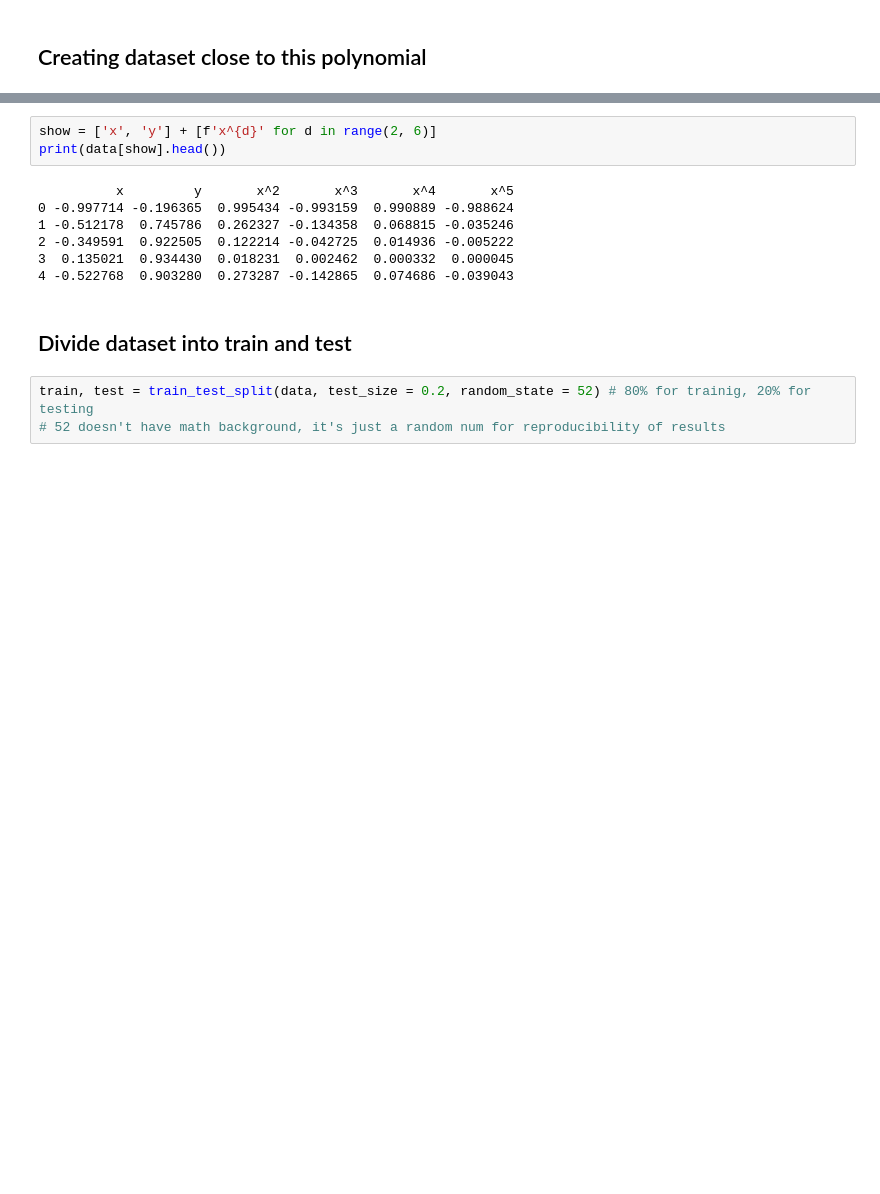
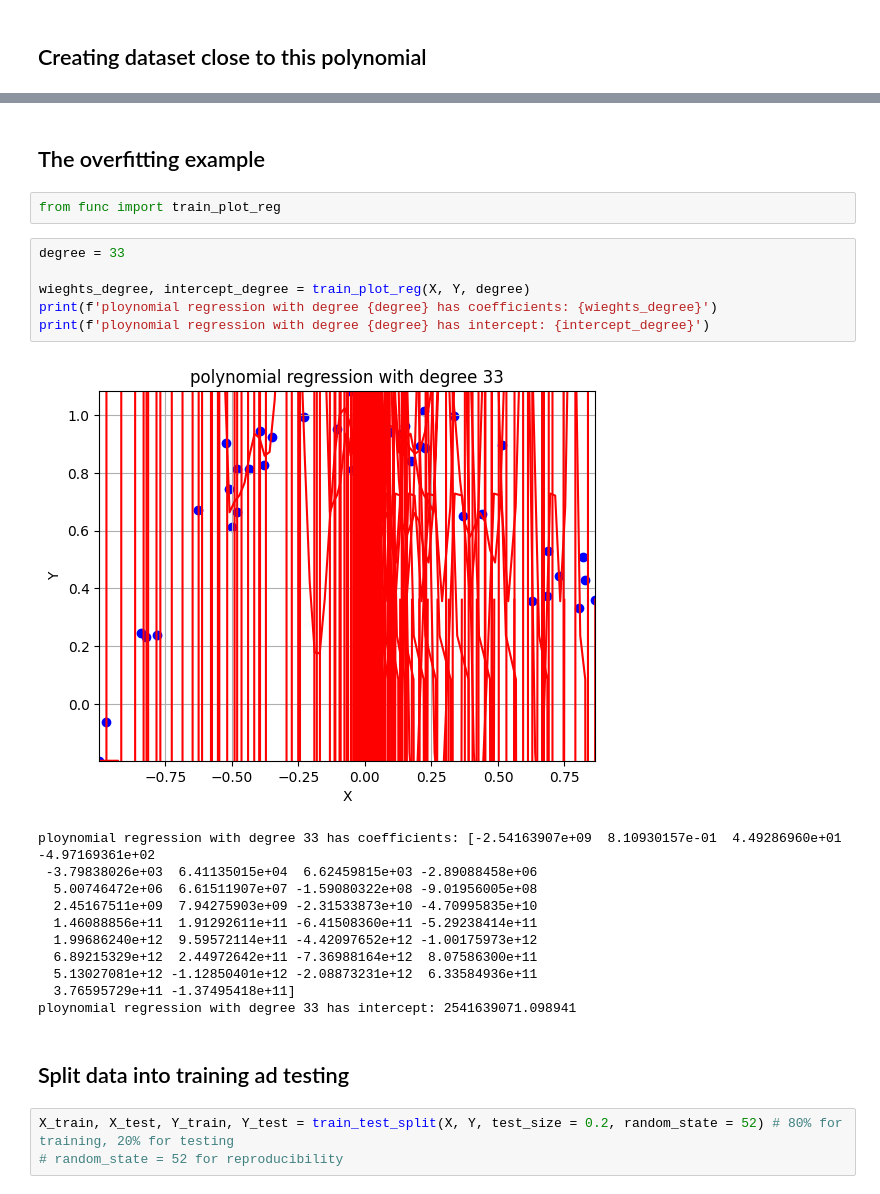
Before and after one commit to lichkovahadaniil/GROK_ML, a Jupyter notebook: chapter4/testing_regularization.ipynb, the cells around one changed output, grey strips where cells are left out. Cells and saved outputs as stored; diff of their text form; blank space fills up the shorter version.

```diff
--- a/chapter4/testing_regularization.ipynb
+++ b/chapter4/testing_regularization.ipynb
@@ -60,15 +49,27 @@ data = pd.concat([data, pd.DataFrame(new_columns)], axis = 1)
-# %%
-show = ['x', 'y'] + [f'x^{d}' for d in range(2, 6)]
-print(data[show].head())
-# %% [output]
-          x         y       x^2       x^3       x^4       x^5
-0 -0.997714 -0.196365  0.995434 -0.993159  0.990889 -0.988624
-1 -0.512178  0.745786  0.262327 -0.134358  0.068815 -0.035246
-2 -0.349591  0.922505  0.122214 -0.042725  0.014936 -0.005222
-3  0.135021  0.934430  0.018231  0.002462  0.000332  0.000045
-4 -0.522768  0.903280  0.273287 -0.142865  0.074686 -0.039043
-# %% [markdown]
-## Divide dataset into train and test
-# %%
-train, test = train_test_split(data, test_size = 0.2, random_state = 52) # 80% for trainig, 20% for testing
-# 52 doesn't have math background, it's just a random num for reproducibility of results
+# %% [markdown]
+## The overfitting example
+# %%
+from func import train_plot_reg
+# %%
+degree = 33
+
+wieghts_degree, intercept_degree = train_plot_reg(X, Y, degree)
+print(f'ploynomial regression with degree {degree} has coefficients: {wieghts_degree}')
+print(f'ploynomial regression with degree {degree} has intercept: {intercept_degree}')
+# %% [output]
+[figure, added]
+ploynomial regression with degree 33 has coefficients: [-2.54163907e+09  8.10930157e-01  4.49286960e+01 -4.97169361e+02
+ -3.79838026e+03  6.41135015e+04  6.62459815e+03 -2.89088458e+06
+  5.00746472e+06  6.61511907e+07 -1.59080322e+08 -9.01956005e+08
+  2.45167511e+09  7.94275903e+09 -2.31533873e+10 -4.70995835e+10
+  1.46088856e+11  1.91292611e+11 -6.41508360e+11 -5.29238414e+11
+  1.99686240e+12  9.59572114e+11 -4.42097652e+12 -1.00175973e+12
+  6.89215329e+12  2.44972642e+11 -7.36988164e+12  8.07586300e+11
+  5.13027081e+12 -1.12850401e+12 -2.08873231e+12  6.33584936e+11
+  3.76595729e+11 -1.37495418e+11]
+ploynomial regression with degree 33 has intercept: 2541639071.098941
+# %% [markdown]
+## Split data into training ad testing
+# %%
+X_train, X_test, Y_train, Y_test = train_test_split(X, Y, test_size = 0.2, random_state = 52) # 80% for training, 20% for testing
+# random_state = 52 for reproducibility
```
Also changed, not shown: parts of 4 cells of this notebook, 2 other files.
